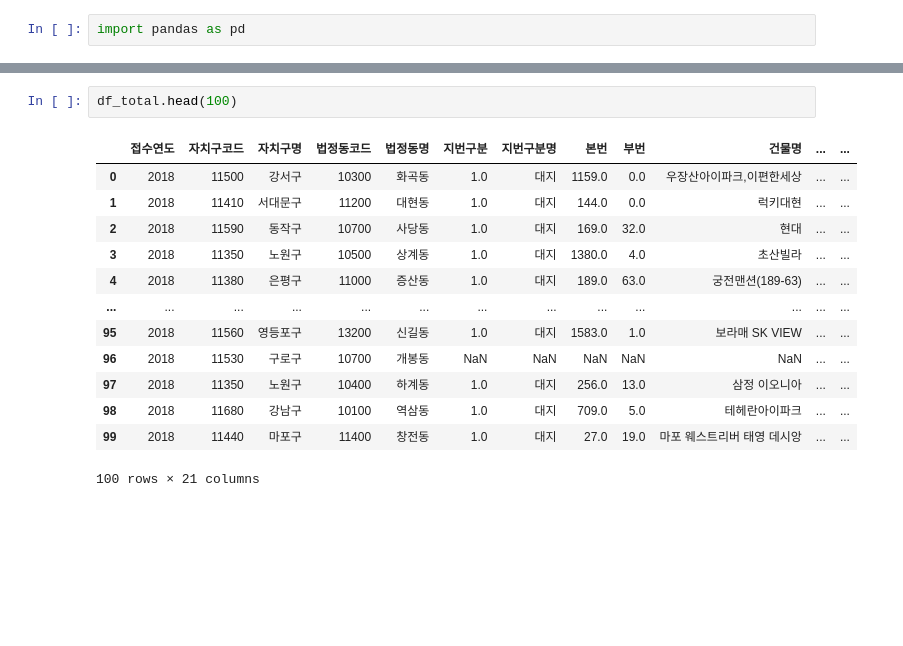
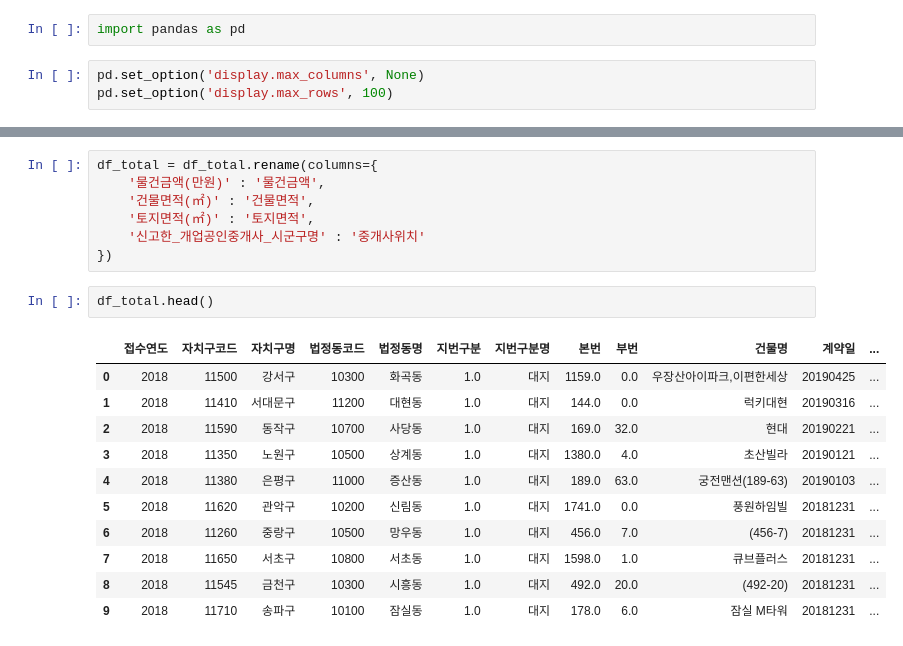
Before and after one commit to gorhkdwj/DA_portfolio, a Jupyter notebook: 05_Basic_Project/notebooks/PJ_test.ipynb, the cells around one changed output, grey strips where cells are left out. Saved outputs shown, nothing was run; the diff lists cells and outputs as text; blank space fills up the shorter version.

```diff
--- a/05_Basic_Project/notebooks/PJ_test.ipynb
+++ b/05_Basic_Project/notebooks/PJ_test.ipynb
@@ -1,3 +1,6 @@
 # %%
 import pandas as pd
+# %%
+pd.set_option('display.max_columns', None)
+pd.set_option('display.max_rows', 100)
 # %%
@@ -47,16 +37,21 @@ None
+# %%
+df_total = df_total.rename(columns={
+    '물건금액(만원)' : '물건금액',
+    '건물면적(㎡)' : '건물면적',
+    '토지면적(㎡)' : '토지면적',
+    '신고한_개업공인중개사_시군구명' : '중개사위치'
+})
 # %%
-df_total.head(100)
+df_total.head()
 # %% [output]
-|  | 접수연도 | 자치구코드 | 자치구명 | 법정동코드 | 법정동명 | 지번구분 | 지번구분명 | 본번 | 부번 | 건물명 | ... | ... |
-| 0 | 2018 | 11500 | 강서구 | 10300 | 화곡동 | 1.0 | 대지 | 1159.0 | 0.0 | 우장산아이파크,이편한세상 | ... | ... |
-| 1 | 2018 | 11410 | 서대문구 | 11200 | 대현동 | 1.0 | 대지 | 144.0 | 0.0 | 럭키대현 | ... | ... |
-| 2 | 2018 | 11590 | 동작구 | 10700 | 사당동 | 1.0 | 대지 | 169.0 | 32.0 | 현대 | ... | ... |
-| 3 | 2018 | 11350 | 노원구 | 10500 | 상계동 | 1.0 | 대지 | 1380.0 | 4.0 | 초산빌라 | ... | ... |
-| 4 | 2018 | 11380 | 은평구 | 11000 | 증산동 | 1.0 | 대지 | 189.0 | 63.0 | 궁전맨션(189-63) | ... | ... |
-| ... | ... | ... | ... | ... | ... | ... | ... | ... | ... | ... | ... | ... |
-| 95 | 2018 | 11560 | 영등포구 | 13200 | 신길동 | 1.0 | 대지 | 1583.0 | 1.0 | 보라매 SK VIEW | ... | ... |
-| 96 | 2018 | 11530 | 구로구 | 10700 | 개봉동 | NaN | NaN | NaN | NaN | NaN | ... | ... |
-| 97 | 2018 | 11350 | 노원구 | 10400 | 하계동 | 1.0 | 대지 | 256.0 | 13.0 | 삼정 이오니아 | ... | ... |
-| 98 | 2018 | 11680 | 강남구 | 10100 | 역삼동 | 1.0 | 대지 | 709.0 | 5.0 | 테헤란아이파크 | ... | ... |
-| 99 | 2018 | 11440 | 마포구 | 11400 | 창전동 | 1.0 | 대지 | 27.0 | 19.0 | 마포 웨스트리버 태영 데시앙 | ... | ... |
+|  | 접수연도 | 자치구코드 | 자치구명 | 법정동코드 | 법정동명 | 지번구분 | 지번구분명 | 본번 | 부번 | 건물명 | 계약일 | ... |
+| 0 | 2018 | 11500 | 강서구 | 10300 | 화곡동 | 1.0 | 대지 | 1159.0 | 0.0 | 우장산아이파크,이편한세상 | 20190425 | ... |
+| 1 | 2018 | 11410 | 서대문구 | 11200 | 대현동 | 1.0 | 대지 | 144.0 | 0.0 | 럭키대현 | 20190316 | ... |
+| 2 | 2018 | 11590 | 동작구 | 10700 | 사당동 | 1.0 | 대지 | 169.0 | 32.0 | 현대 | 20190221 | ... |
+| 3 | 2018 | 11350 | 노원구 | 10500 | 상계동 | 1.0 | 대지 | 1380.0 | 4.0 | 초산빌라 | 20190121 | ... |
+| 4 | 2018 | 11380 | 은평구 | 11000 | 증산동 | 1.0 | 대지 | 189.0 | 63.0 | 궁전맨션(189-63) | 20190103 | ... |
+| 5 | 2018 | 11620 | 관악구 | 10200 | 신림동 | 1.0 | 대지 | 1741.0 | 0.0 | 풍원하임빌 | 20181231 | ... |
+| 6 | 2018 | 11260 | 중랑구 | 10500 | 망우동 | 1.0 | 대지 | 456.0 | 7.0 | (456-7) | 20181231 | ... |
+| 7 | 2018 | 11650 | 서초구 | 10800 | 서초동 | 1.0 | 대지 | 1598.0 | 1.0 | 큐브플러스 | 20181231 | ... |
+| 8 | 2018 | 11545 | 금천구 | 10300 | 시흥동 | 1.0 | 대지 | 492.0 | 20.0 | (492-20) | 20181231 | ... |
+| 9 | 2018 | 11710 | 송파구 | 10100 | 잠실동 | 1.0 | 대지 | 178.0 | 6.0 | 잠실 M타워 | 20181231 | ... |
-100 rows × 21 columns
```
Also changed, not shown: parts of 13 cells of this notebook, 10 other files.
